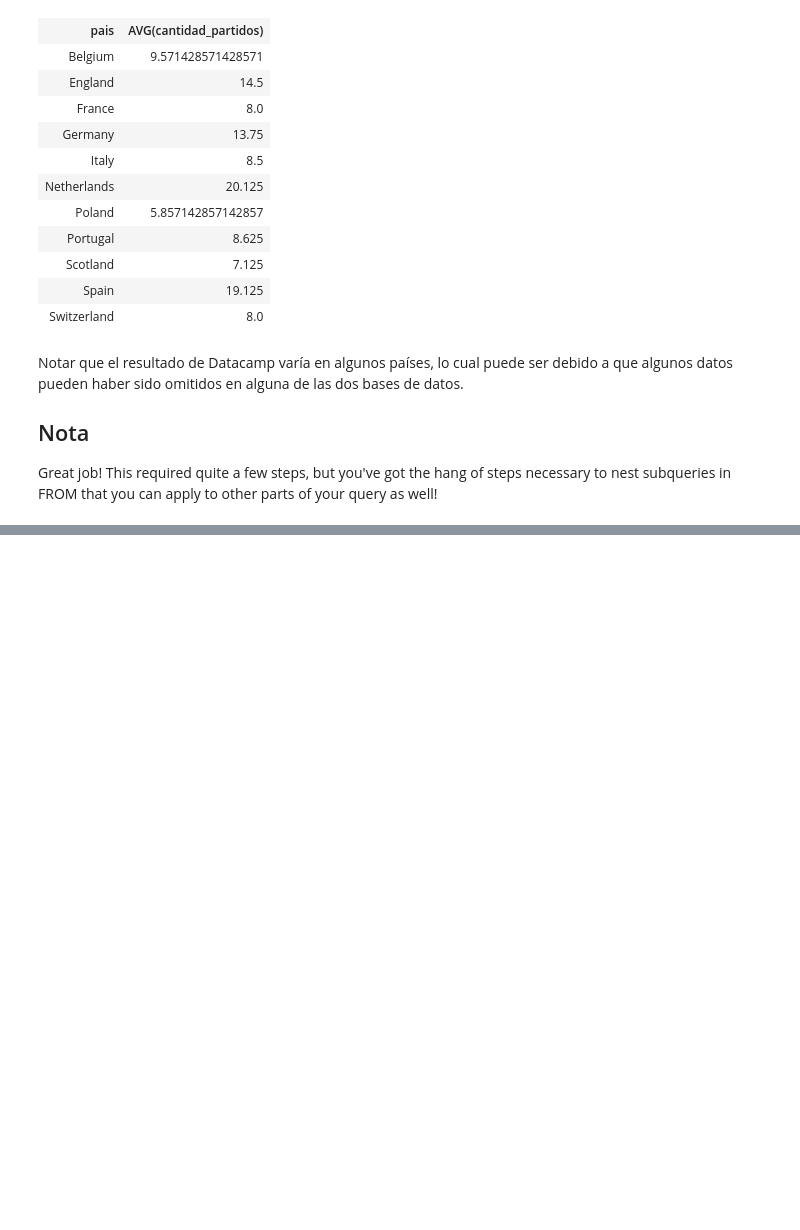
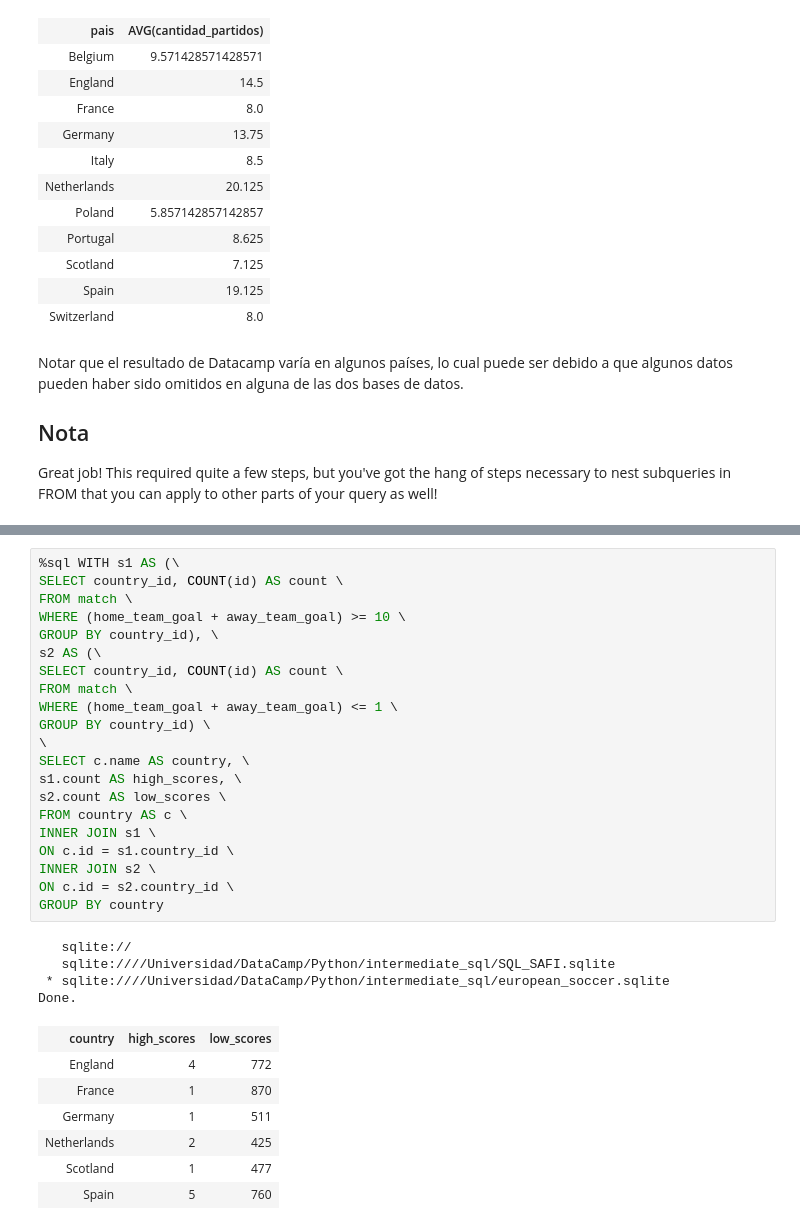
Before and after one commit to adinamarca/notebooks, a Jupyter notebook: SQL/intermediate_sql/notebook.ipynb, the cells around one changed output, grey strips where cells are left out. Cells and saved outputs as stored; diff of their text form; blank space fills up the shorter version.

```diff
--- a/SQL/intermediate_sql/notebook.ipynb
+++ b/SQL/intermediate_sql/notebook.ipynb
@@ -3252,0 +3363,33 @@ Great job! This required quite a few steps, but you've got the hang of steps nec
+# %%
+%sql WITH s1 AS (\
+SELECT country_id, COUNT(id) AS count \
+FROM match \
+WHERE (home_team_goal + away_team_goal) >= 10 \
+GROUP BY country_id), \
+s2 AS (\
+SELECT country_id, COUNT(id) AS count \
+FROM match \
+WHERE (home_team_goal + away_team_goal) <= 1 \
+GROUP BY country_id) \
+\
+SELECT c.name AS country, \
+s1.count AS high_scores, \
+s2.count AS low_scores \
+FROM country AS c \
+INNER JOIN s1 \
+ON c.id = s1.country_id \
+INNER JOIN s2 \
+ON c.id = s2.country_id \
+GROUP BY country
+# %% [output]
+   sqlite://
+   sqlite:////Universidad/DataCamp/Python/intermediate_sql/SQL_SAFI.sqlite
+ * sqlite:////Universidad/DataCamp/Python/intermediate_sql/european_soccer.sqlite
+Done.
+| country | high_scores | low_scores |
+| England | 4 | 772 |
+| France | 1 | 870 |
+| Germany | 1 | 511 |
+| Netherlands | 2 | 425 |
+| Scotland | 1 | 477 |
+| Spain | 5 | 760 |
```
Also changed, not shown: parts of 11 cells of this notebook.
